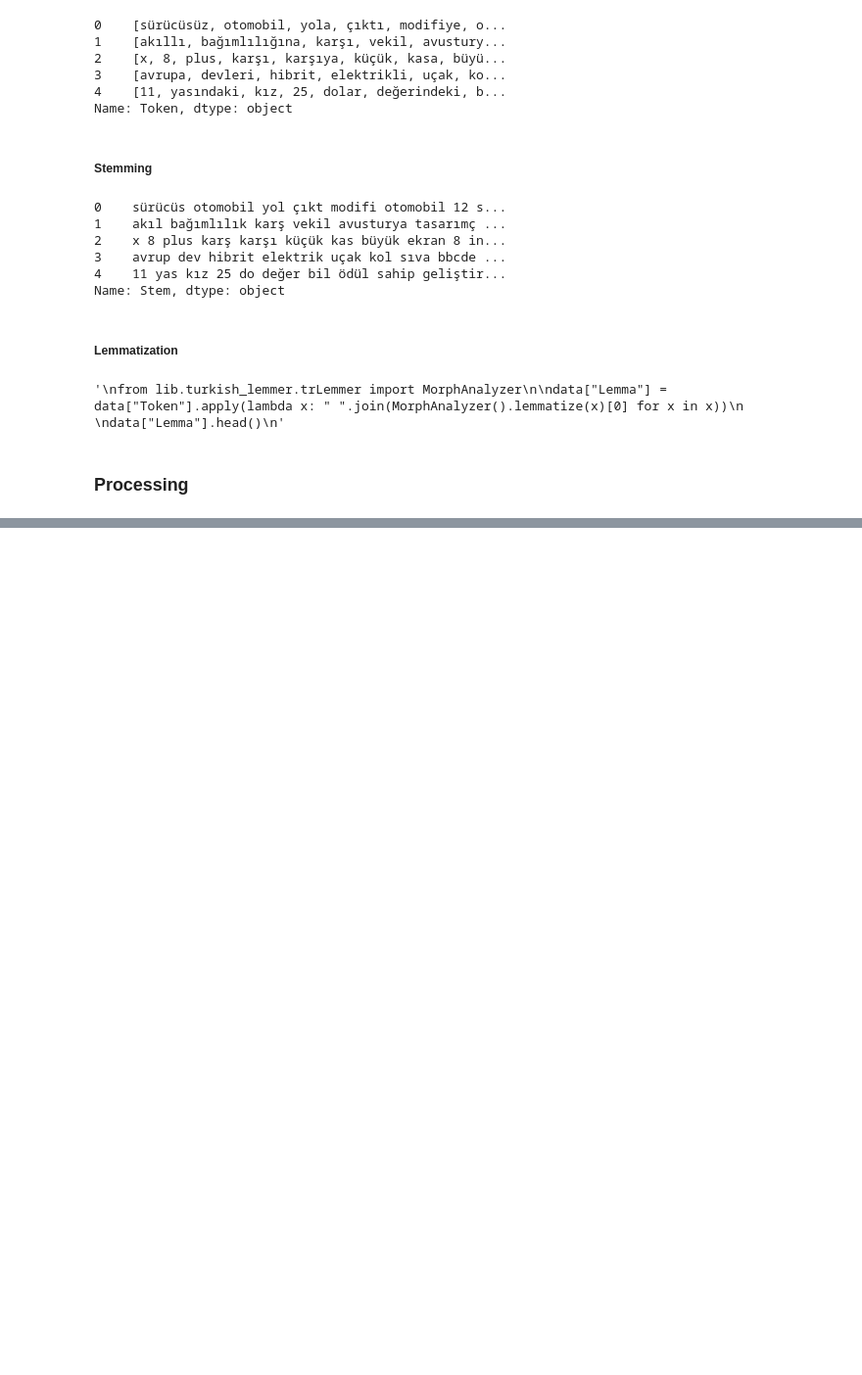
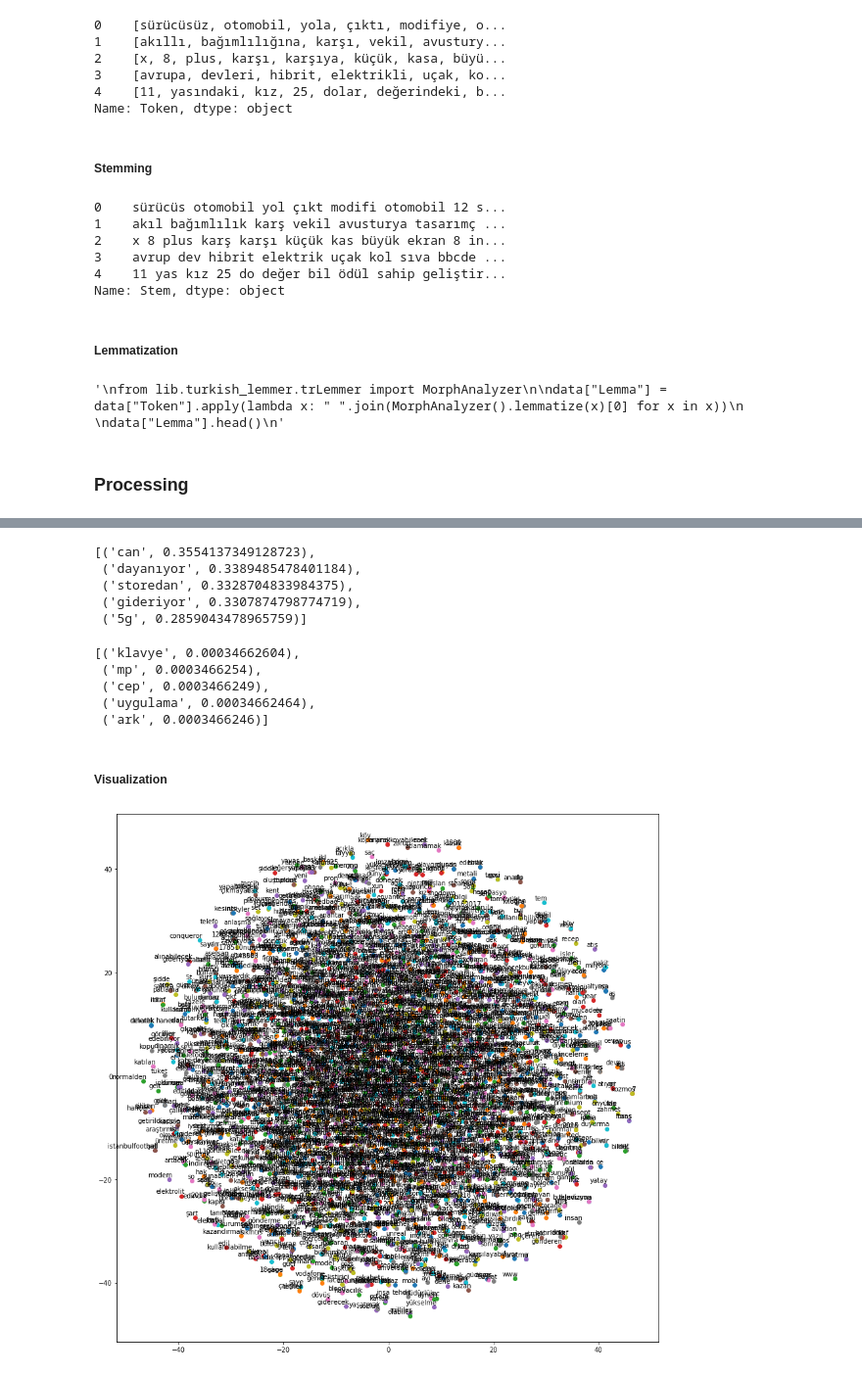
Before and after one commit to myasiny/wordembed, a Jupyter notebook: main.ipynb, the cells around one changed output, grey strips where cells are left out. Shown at 98% size. Cells and saved outputs as stored; diff of their text form; code cells hidden in the pictures; blank space fills up the shorter version.

Commit message:
Model and visualization

```diff
--- a/main.ipynb
+++ b/main.ipynb
@@ -318,4 +181,0 @@ train_bag
-# %%
-data["Sentiment"] = data["Stem"].apply(lambda x: TextBlob(x).translate(from_lang="tr", to="en").sentiment.polarity)
-
-data[["Stem", "Sentiment"]].head()
@@ -330,0 +182,6 @@ data[["Stem", "Sentiment"]].head()
+# %%
+from gensim.models import Word2Vec
+
+# CBOW model
+
+model = Word2Vec(data["Stem"].str.split(), min_count=1, size=100, window=5)
@@ -330,0 +226,55 @@ data[["Stem", "Sentiment"]].head()
+# %%
+# Most similars
+
+model.wv.most_similar("telefon")[:5]
+# %% [output]
+[('can', 0.3554137349128723),
+ ('dayanıyor', 0.3389485478401184),
+ ('storedan', 0.3328704833984375),
+ ('gideriyor', 0.3307874798774719),
+ ('5g', 0.2859043478965759)]
+# %%
+# Output prediction
+
+model.predict_output_word(["cep", "telefon"], topn=5)
+# %% [output]
+[('klavye', 0.00034662604),
+ ('mp', 0.0003466254),
+ ('cep', 0.0003466249),
+ ('uygulama', 0.00034662464),
+ ('ark', 0.0003466246)]
+# %% [markdown]
+##### Visualization
+# %%
+import matplotlib.pyplot as plt
+
+%matplotlib inline
+
+def draw(x, y, labels):
+    plt.figure(figsize=(15, 15))
+
+    for i in range(len(x)):
+        plt.scatter(x[i],y[i])
+        plt.annotate(labels[i], xy=(x[i], y[i]), xytext=(5, 2),
+                     textcoords="offset points", ha="right", va="bottom")
+
+    return plt
+# %%
+from sklearn.manifold import TSNE
+
+def tsne(model):
+    labels = [word for word in model.wv.vocab]
+    tokens = [model.wv[word] for word in model.wv.vocab]
+
+    tsne_model = TSNE(perplexity=40, n_components=2, init="pca", n_iter=2500, random_state=23)
+    new_values = tsne_model.fit_transform(tokens)
+
+    x = [val[0] for val in new_values]
+    y = [val[1] for val in new_values]
+
+    return draw(x, y, labels)
+# %%
+graph = tsne(model)
+graph.show()
+# %% [output]
+[figure, added]
```
Also changed, not shown: parts of 28 cells of this notebook, 3 other files.
